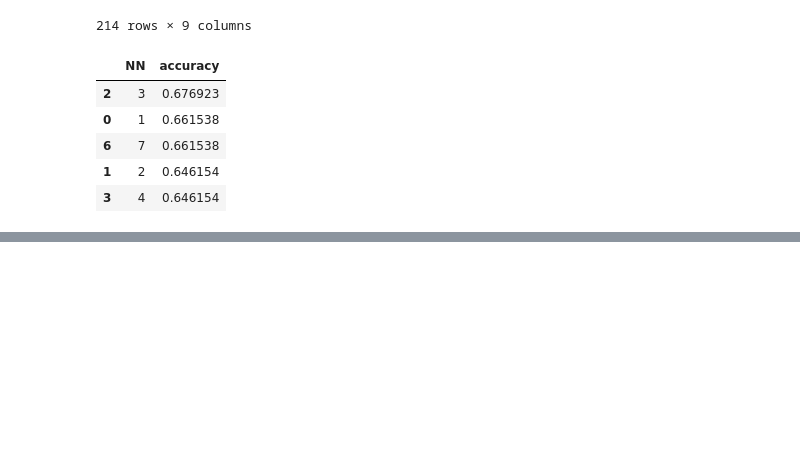
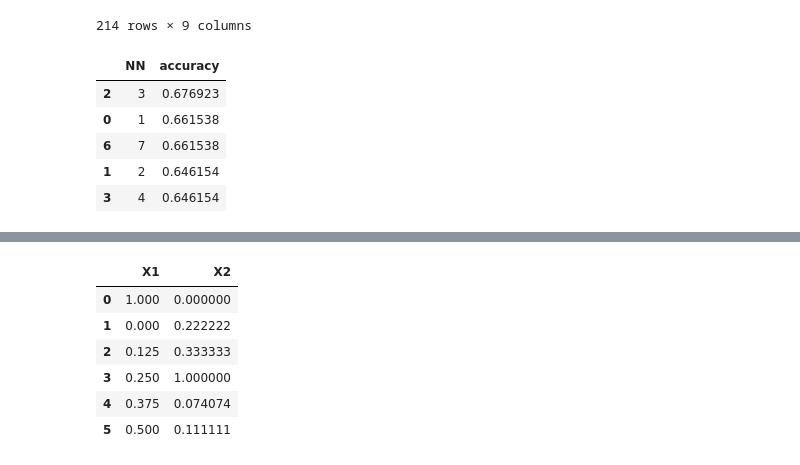
Before and after one commit to dungdungptit/Machine-Learning, a Jupyter notebook: KNN.ipynb, the cells around one changed output, grey strips where cells are left out. Drawn from its saved outputs; the diff is of its cells as text; code cells hidden in the pictures; blank space fills up the shorter version.

```diff
--- a/KNN.ipynb
+++ b/KNN.ipynb
@@ -513,0 +551,5 @@ glass_df.head(5)
+# %%
+X_train = np.array([[1000,0.3],[200,0.9], [300,1.2], [400,3],[500,0.5],[600,0.6]])
+X_train = pd.DataFrame(X_train, columns=['X1','X2'])
+X_test = np.array([[2000,0.001],[100,0.1],[300,0.3],[200,3],[1000,3.2]])
+X_test = pd.DataFrame(X_test, columns=['X1','X2'])
@@ -513,0 +565,12 @@ glass_df.head(5)
+# %%
+scaler = MinMaxScaler().set_output(transform='pandas')
+X_trn_scl = scaler.fit_transform(X_train)
+X_trn_scl
+# %% [output]
+|  | X1 | X2 |
+| 0 | 1.000 | 0.000000 |
+| 1 | 0.000 | 0.222222 |
+| 2 | 0.125 | 0.333333 |
+| 3 | 0.250 | 1.000000 |
+| 4 | 0.375 | 0.074074 |
+| 5 | 0.500 | 0.111111 |
```
Also changed, not shown: parts of 15 cells of this notebook, 3 other files.
